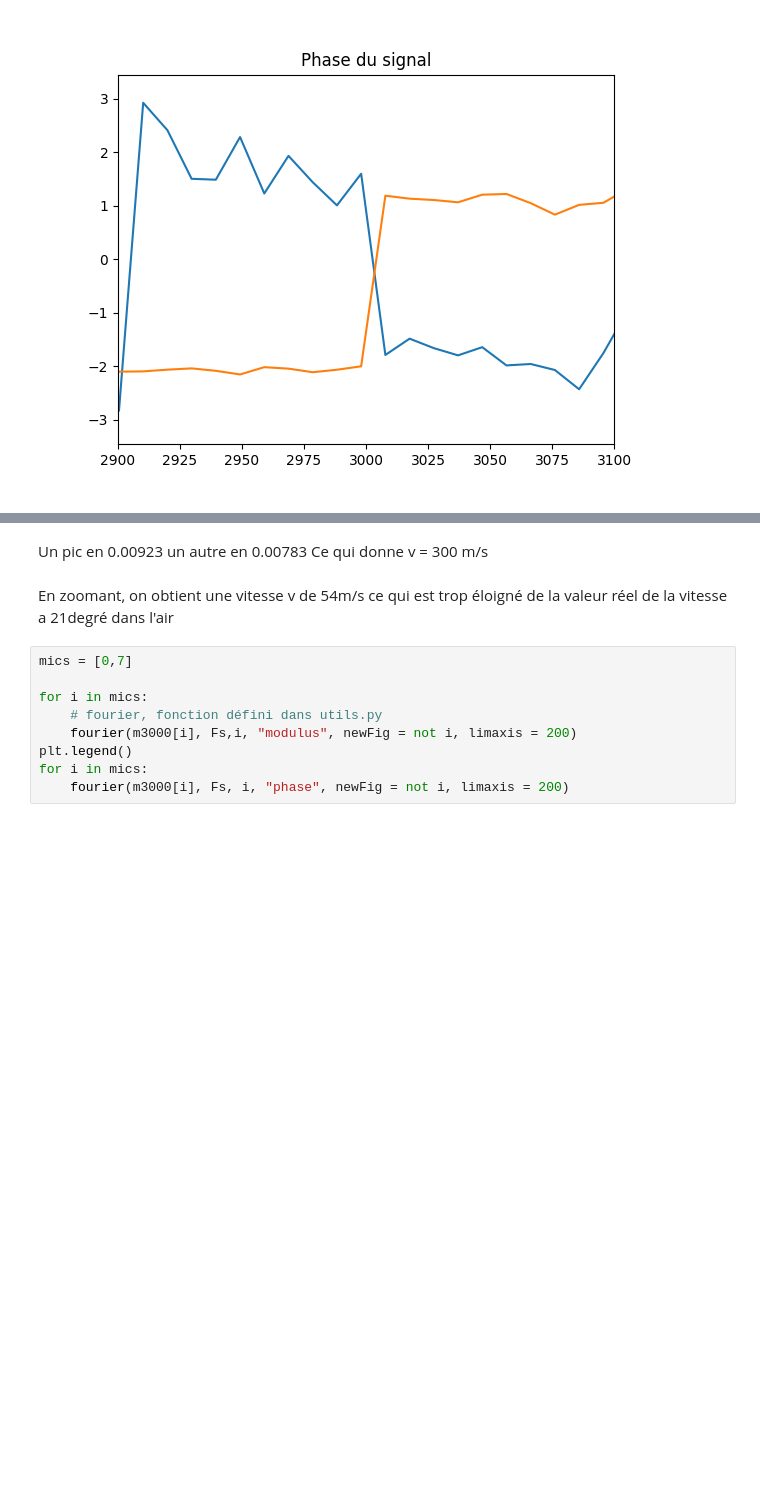
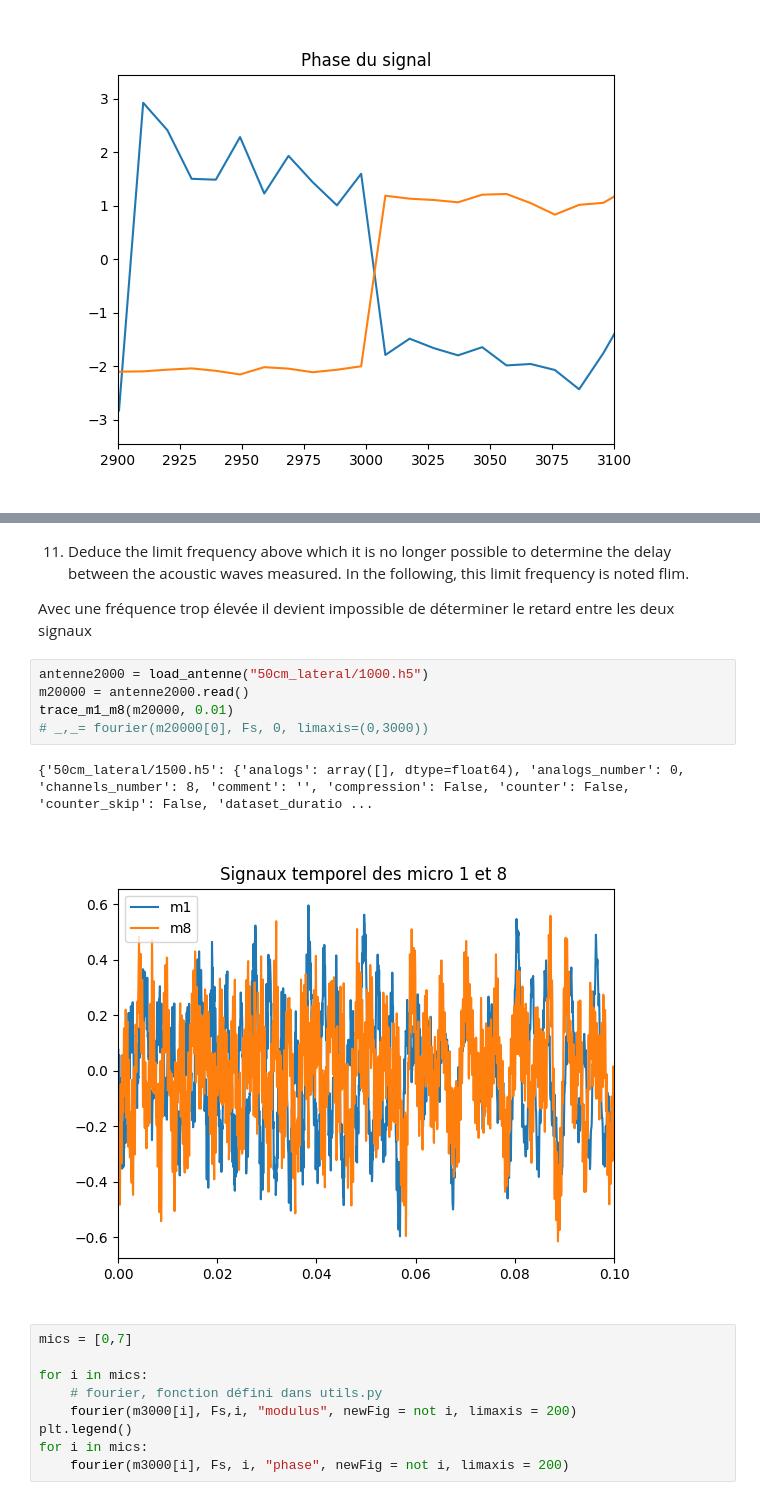
Before and after one commit to Huss94/TP_son1, a Jupyter notebook: Report.ipynb, the cells around one changed output, grey strips where cells are left out. Drawn from its saved outputs; the diff is of its cells as text; blank space fills up the shorter version.

Commit message:
Avancé jusqua la question 11, comment faire flim ?

```diff
--- a/Report.ipynb
+++ b/Report.ipynb
@@ -222,8 +228,15 @@ on verra
-# %% [markdown]
-Un pic en 0.00923 un autre en 0.00783
-Ce qui donne v = 300 m/s
-# %% [markdown]
-En zoomant, on obtient une vitesse v de 54m/s ce qui est trop éloigné de la valeur réel de la vitesse a 21degré dans l'air
+# %% [markdown]
+11. Deduce the limit frequency above which it is no longer possible to determine the delay between the acoustic waves measured. In the following, this limit frequency is noted flim.
+
+Avec une fréquence trop élevée il devient impossible de déterminer le retard entre les deux signaux
+# %%
+antenne2000 = load_antenne("50cm_lateral/1000.h5")
+m20000 = antenne2000.read()
+trace_m1_m8(m20000, 0.01)
+# _,_= fourier(m20000[0], Fs, 0, limaxis=(0,3000))
+# %% [output]
+{'50cm_lateral/1500.h5': {'analogs': array([], dtype=float64), 'analogs_number': 0, 'channels_number': 8, 'comment': '', 'compression': False, 'counter': False, 'counter_skip': False, 'dataset_duratio ...
+[figure, added]
 # %%
 mics = [0,7]
 
```
Also changed, not shown: parts of 5 cells of this notebook.
